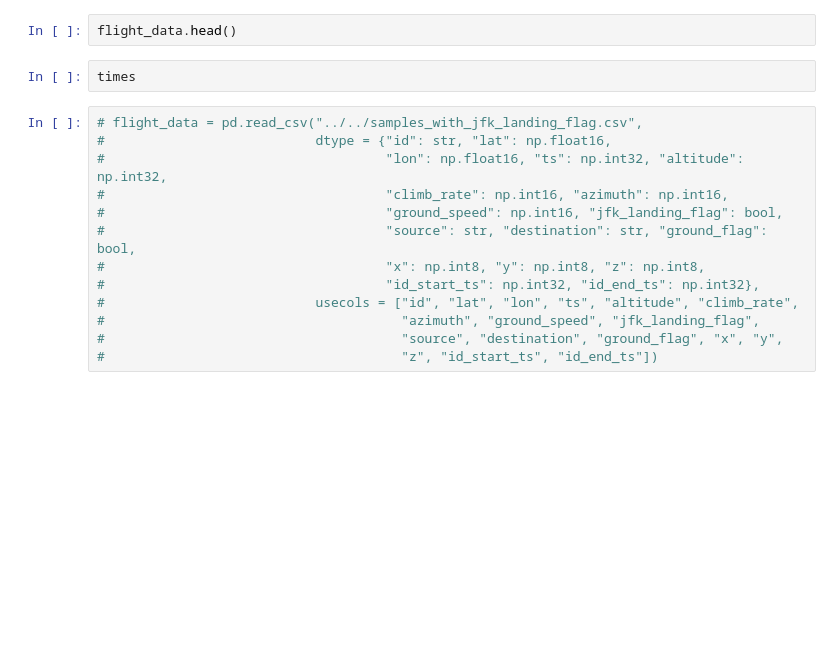
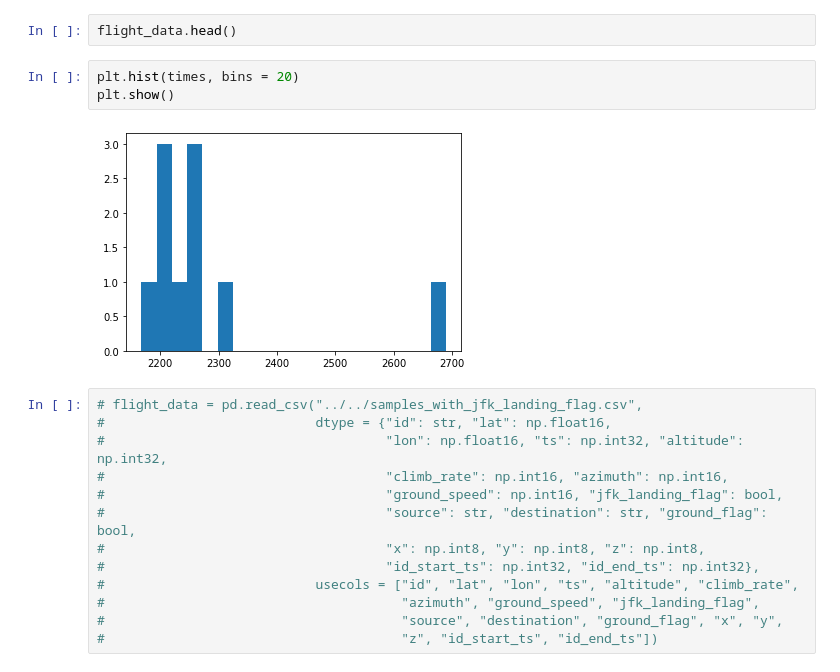
Before and after one commit to SNaveenMathew/flight-dqn, a Jupyter notebook: simulation_transition_xyz.ipynb, the cells around one changed output. Cells and saved outputs as stored; diff of their text form; blank space fills up the shorter version.

```diff
--- a/simulation_transition_xyz.ipynb
+++ b/simulation_transition_xyz.ipynb
@@ -591,7 +678,10 @@ for i in range(len(pool_results)):
 # %%
 flight_data.head()
-# %%
-times
+# %%
+plt.hist(times, bins = 20)
+plt.show()
+# %% [output]
+[figure, added]
 # %%
 # flight_data = pd.read_csv("../../samples_with_jfk_landing_flag.csv",
 #                           dtype = {"id": str, "lat": np.float16,
```
Also changed, not shown: parts of 12 cells of this notebook, 1 other file.
